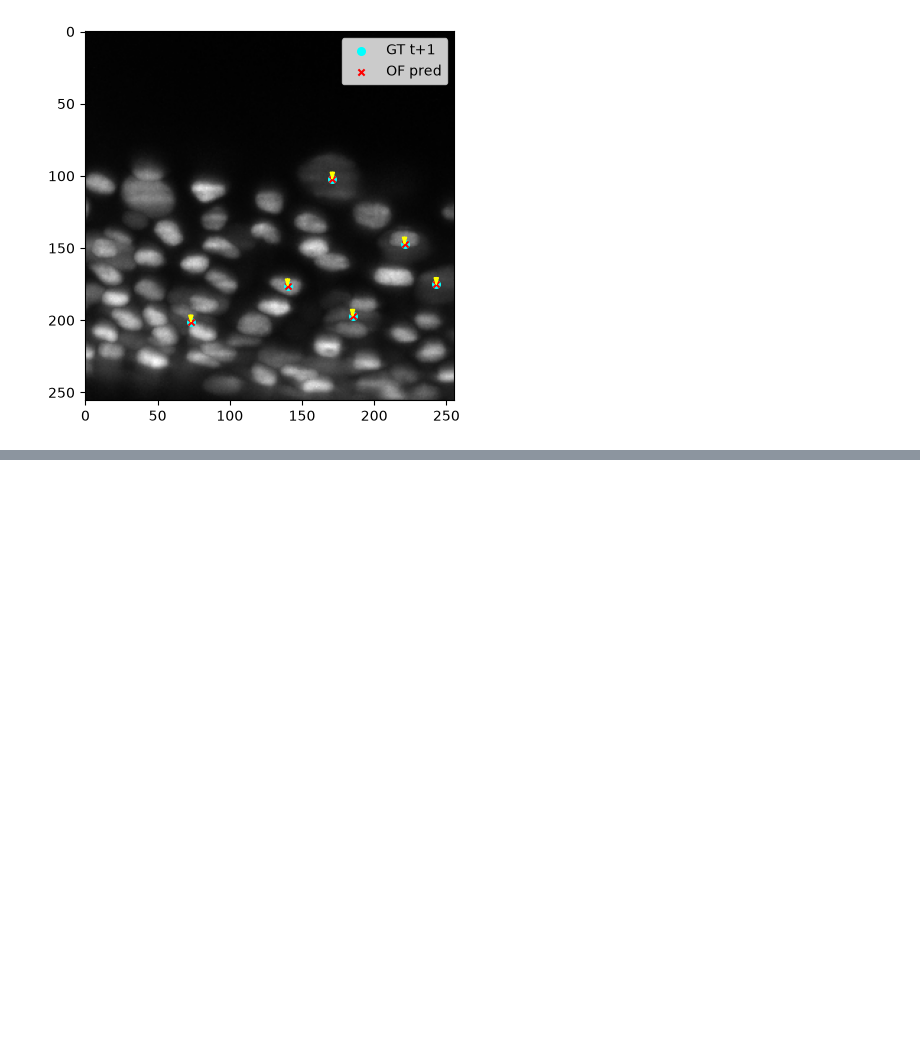
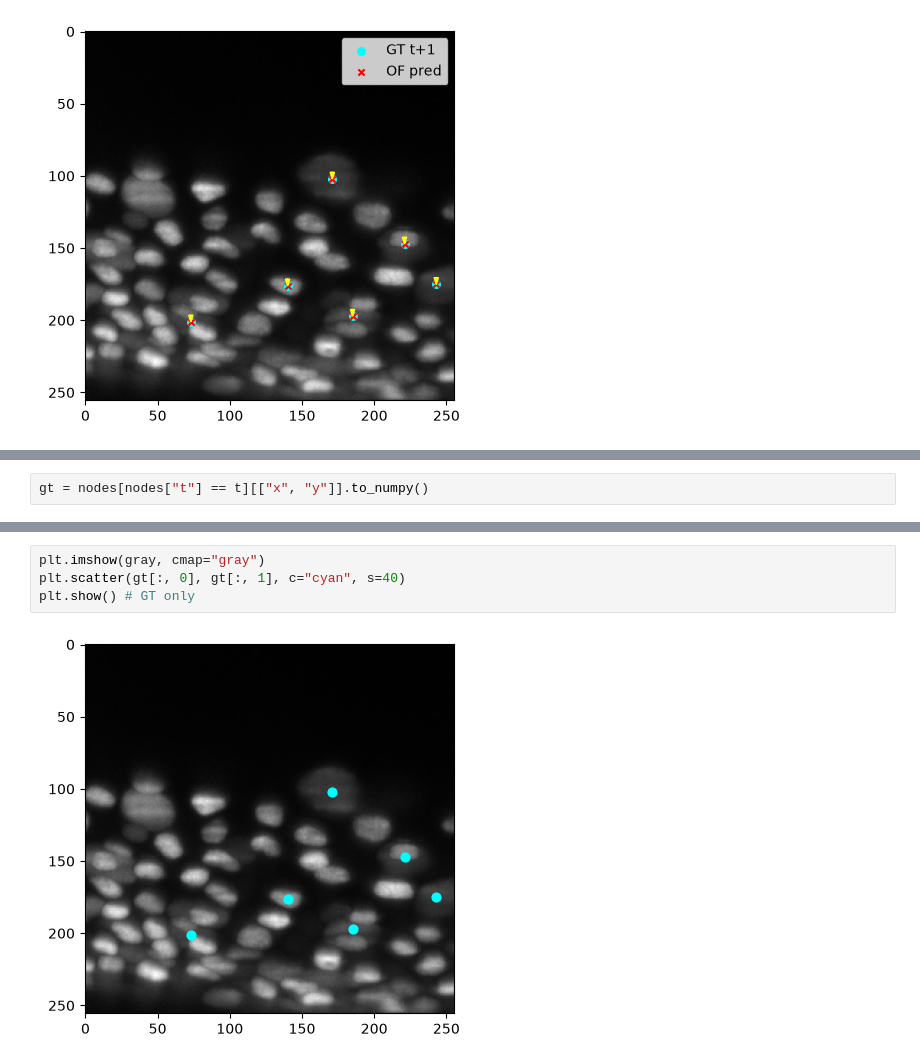
Before and after one commit to Avanith12/Cell_Tracking, a Jupyter notebook: analysis2.ipynb, the cells around one changed output, grey strips where cells are left out. Drawn from its saved outputs; the diff is of its cells as text; blank space fills up the shorter version.

```diff
--- a/analysis2.ipynb
+++ b/analysis2.ipynb
@@ -258,0 +267,2 @@ plt.show()
+# %%
+gt = nodes[nodes["t"] == t][["x", "y"]].to_numpy()
@@ -258,0 +274,6 @@ plt.show()
+# %%
+plt.imshow(gray, cmap="gray")
+plt.scatter(gt[:, 0], gt[:, 1], c="cyan", s=40)
+plt.show() # GT only
+# %% [output]
+[figure, added]
```
Also changed, not shown: parts of 5 cells of this notebook.
